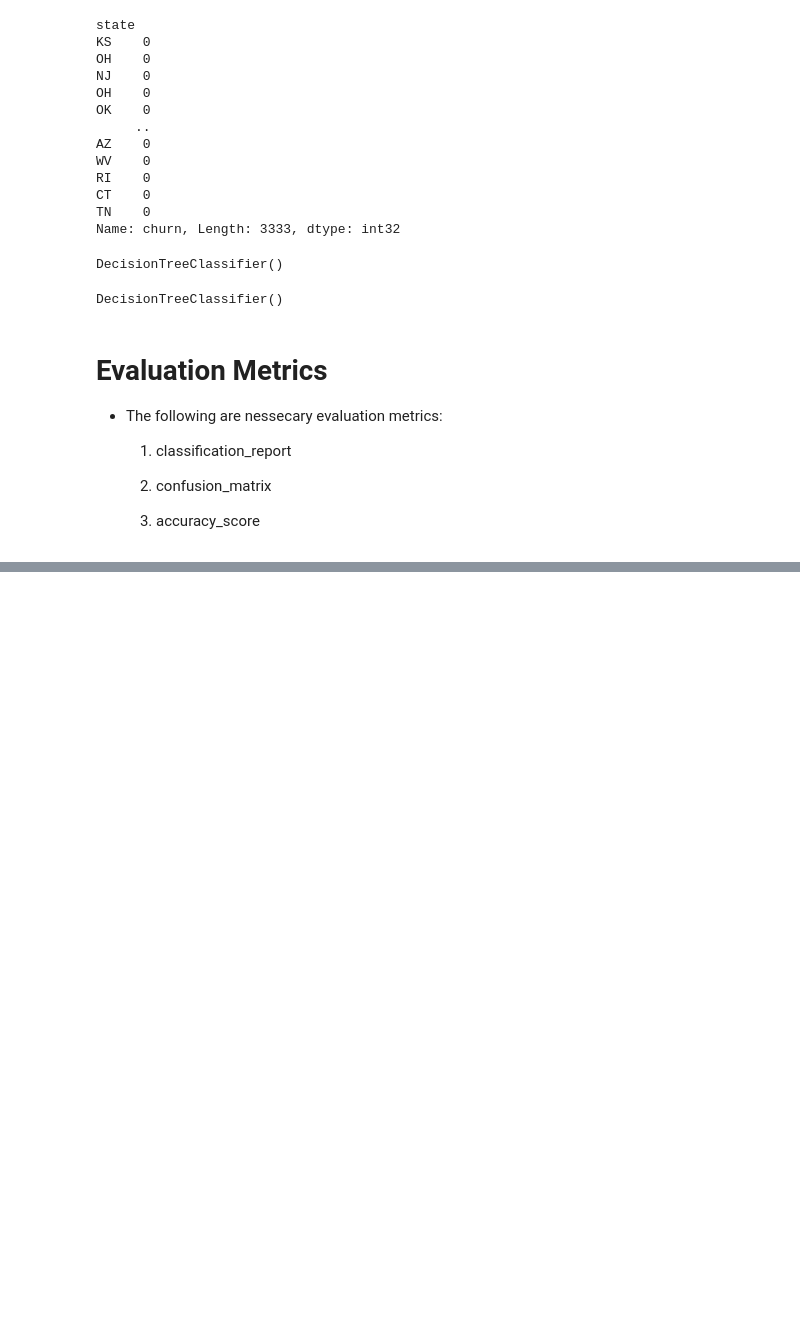
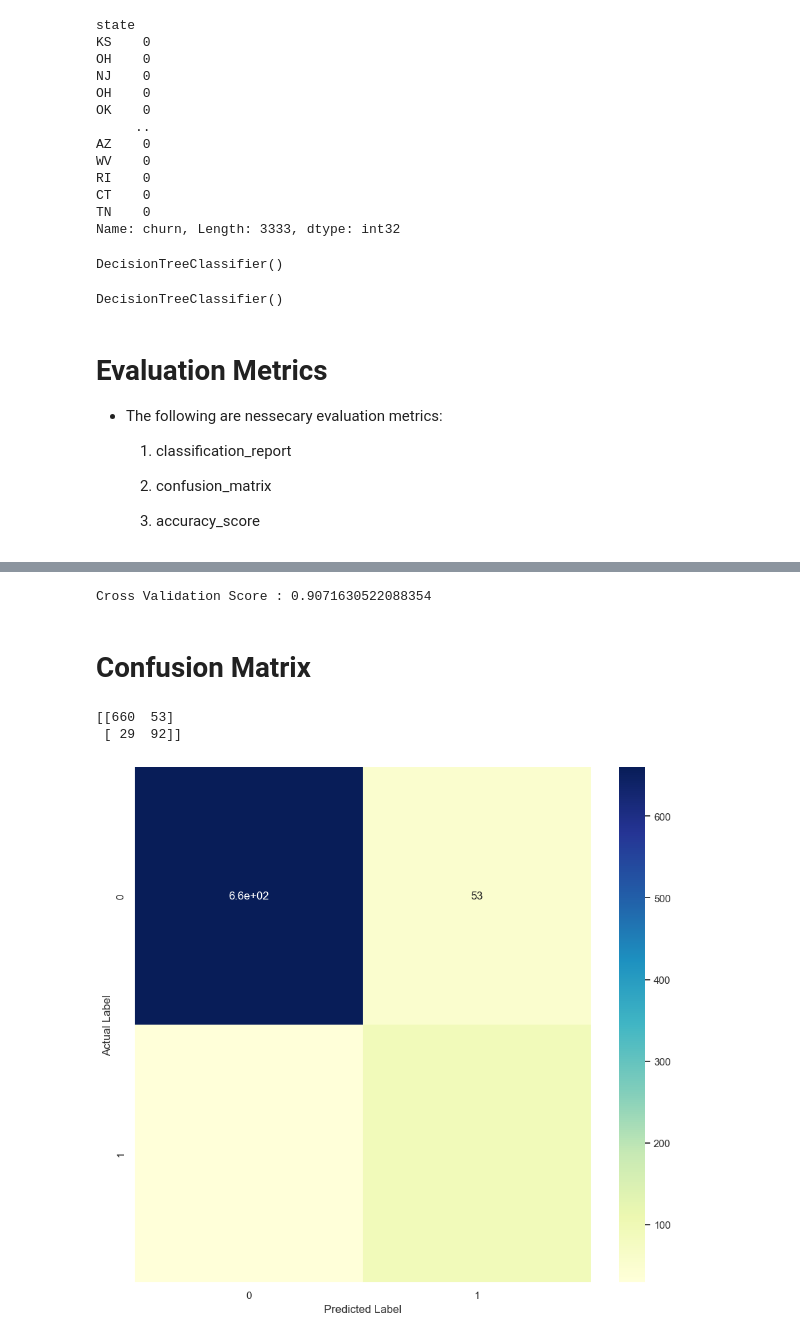
Before and after one commit to Kevan-Muthomi/PhaseThreeProject, a Jupyter notebook: index.ipynb, the cells around one changed output, grey strips where cells are left out. Saved outputs shown, nothing was run; the diff lists cells and outputs as text; code cells hidden in the pictures; blank space fills up the shorter version.

```diff
--- a/index.ipynb
+++ b/index.ipynb
@@ -467,0 +478,26 @@ from sklearn.metrics import classification_report, confusion_matrix, accuracy_sc
+# %%
+from sklearn.model_selection import cross_val_score
+
+cv_scores = cross_val_score(estimator=dt_model,X=X_train,y=y_train,cv=10)
+
+print("Cross Validation Score :",cv_scores.mean())
+# %% [output]
+Cross Validation Score : 0.9071630522088354
+# %% [markdown]
+
+# Confusion Matrix
+# %%
+print(confusion_matrix(y_test,y_pred))
+# %% [output]
+[[660  53]
+ [ 29  92]]
+# %%
+#Create a visual of the Confusion Matrix using a heatmap
+cnf_matrix = confusion_matrix(y_test,y_pred)
+sns.heatmap(cnf_matrix,annot=True,cmap='YlGnBu')
+plt.ylabel("Actual Label")
+plt.xlabel("Predicted Label")
+
+plt.show()
+# %% [output]
+[figure, added]
```
Also changed, not shown: parts of 22 cells of this notebook.
